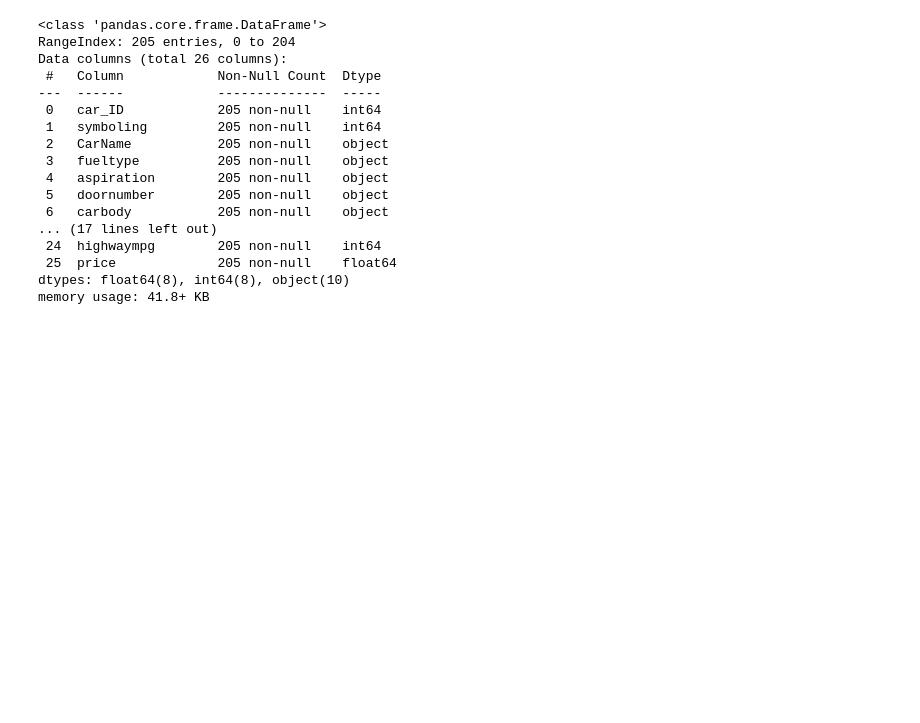
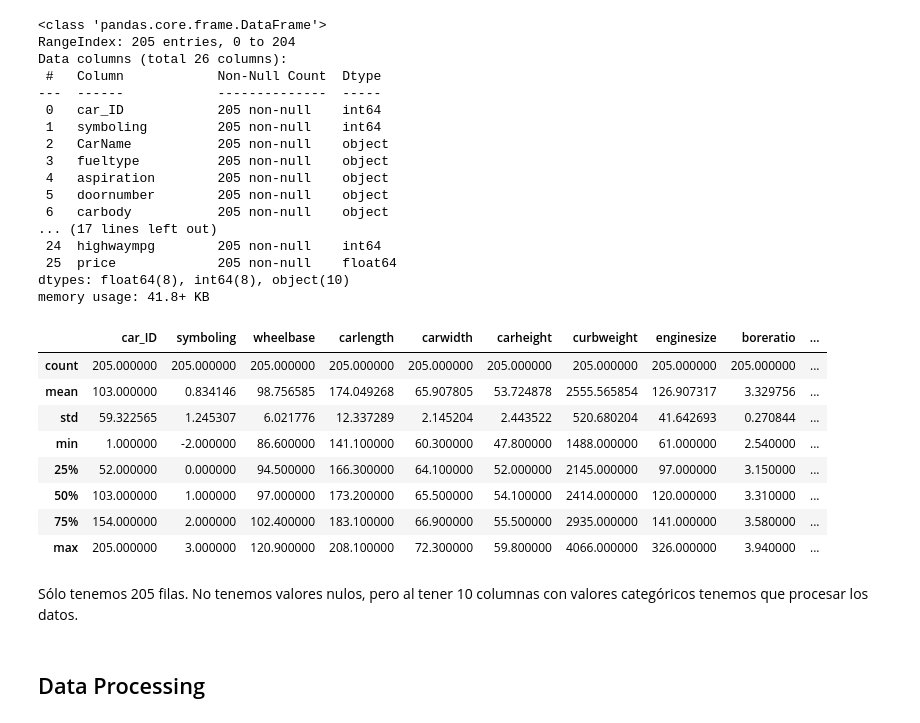
Before and after one commit to nicolasf96/car-price-prediction, a Jupyter notebook: car-price.ipynb, the cells around one changed output. Drawn from its saved outputs; the diff is of its cells as text; code cells hidden in the pictures; blank space fills up the shorter version.

Commit message:
data processing

```diff
--- a/car-price.ipynb
+++ b/car-price.ipynb
@@ -59,3 +61,19 @@ Data columns (total 26 columns):
  25  price             205 non-null    float64
 dtypes: float64(8), int64(8), object(10)
 memory usage: 41.8+ KB
+# %%
+df.describe()
+# %% [output]
+|  | car_ID | symboling | wheelbase | carlength | carwidth | carheight | curbweight | enginesize | boreratio | ... |
+| count | 205.000000 | 205.000000 | 205.000000 | 205.000000 | 205.000000 | 205.000000 | 205.000000 | 205.000000 | 205.000000 | ... |
+| mean | 103.000000 | 0.834146 | 98.756585 | 174.049268 | 65.907805 | 53.724878 | 2555.565854 | 126.907317 | 3.329756 | ... |
+| std | 59.322565 | 1.245307 | 6.021776 | 12.337289 | 2.145204 | 2.443522 | 520.680204 | 41.642693 | 0.270844 | ... |
+| min | 1.000000 | -2.000000 | 86.600000 | 141.100000 | 60.300000 | 47.800000 | 1488.000000 | 61.000000 | 2.540000 | ... |
+| 25% | 52.000000 | 0.000000 | 94.500000 | 166.300000 | 64.100000 | 52.000000 | 2145.000000 | 97.000000 | 3.150000 | ... |
+| 50% | 103.000000 | 1.000000 | 97.000000 | 173.200000 | 65.500000 | 54.100000 | 2414.000000 | 120.000000 | 3.310000 | ... |
+| 75% | 154.000000 | 2.000000 | 102.400000 | 183.100000 | 66.900000 | 55.500000 | 2935.000000 | 141.000000 | 3.580000 | ... |
+| max | 205.000000 | 3.000000 | 120.900000 | 208.100000 | 72.300000 | 59.800000 | 4066.000000 | 326.000000 | 3.940000 | ... |
+# %% [markdown]
+Sólo tenemos 205 filas. No tenemos valores nulos, pero al tener 10 columnas con valores categóricos tenemos que procesar los datos.
+# %% [markdown]
+## Data Processing
```
Also changed, not shown: parts of 17 cells of this notebook.
